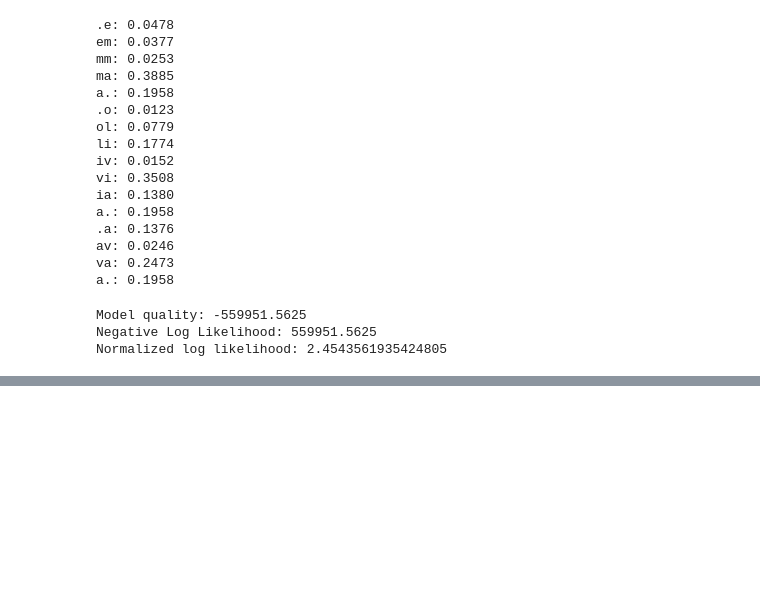
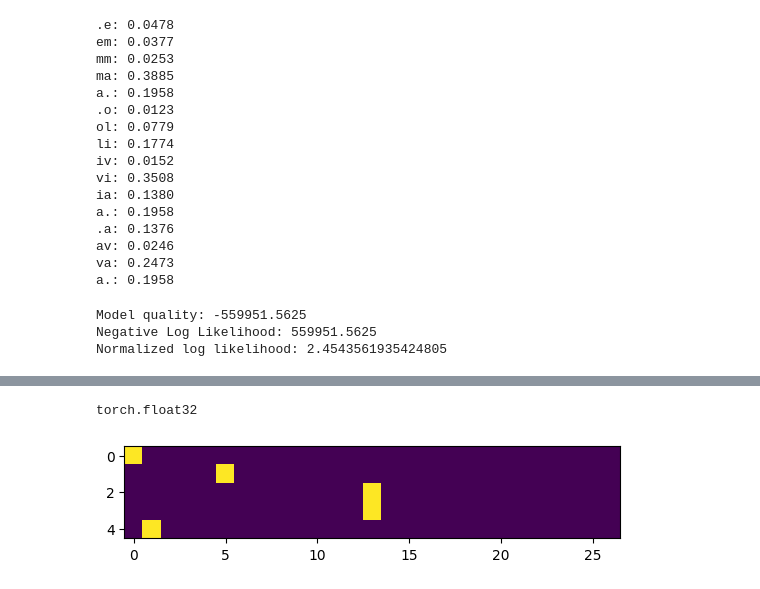
Before and after one commit to Infonioknight/DL-Sandbox, a Jupyter notebook: makemore.ipynb, the cells around one changed output, grey strips where cells are left out. Saved outputs shown, nothing was run; the diff lists cells and outputs as text; code cells hidden in the pictures; blank space fills up the shorter version.

Commit message:
NN bigram 1 layer full implementation

```diff
--- a/makemore.ipynb
+++ b/makemore.ipynb
@@ -238,3 +238,19 @@ Negative Log Likelihood: 559951.5625
 Normalized log likelihood: 2.4543561935424805
 # %%
 # So, ideally, instead of us manually calculating all the values in the counts grid we had (probabilities etc.) - we have a NN that does it for us.
+
+# First, we compile the training set of the NN (all the bigrams)
+
+xs, ys = [], [] # Inputs and the targets
+
+for word in words[:1]:
+    # chars =[ '<S>'] + list(word) + ['<E>']
+    chars = ['.'] + list(word) + ['.']
+    for ch1, ch2 in zip(chars, chars[1:]):
+        index1 = stoi[ch1]
+        index2 = stoi[ch2]
+        xs.append(index1)
+        ys.append(index2)
+
+xs = torch.tensor(xs)
+ys = torch.tensor(ys)
@@ -240,0 +266,6 @@ Normalized log likelihood: 2.4543561935424805
+# %%
+# So, since a neural net basically functions off the operation y = wx + b (where w is weight, x is input and b is bias) - it does not make sense to pass a direct integer input. Enter onehot encoding.
+import torch.nn.functional as F
+
+xenc = F.one_hot(xs, num_classes=27).float()
+xenc
@@ -240,0 +283,6 @@ Normalized log likelihood: 2.4543561935424805
+# %%
+plt.imshow(xenc)
+xenc.dtype
+# %% [output]
+torch.float32
+[figure, added]
```
Also changed, not shown: parts of 24 cells of this notebook.
